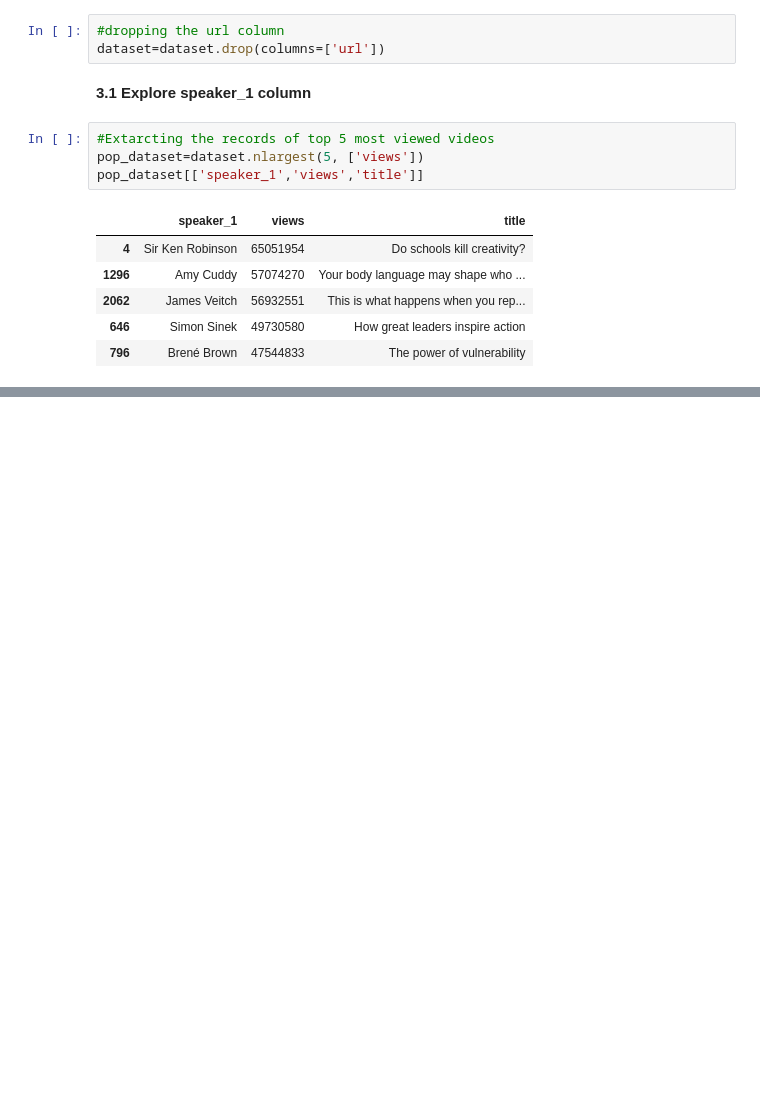
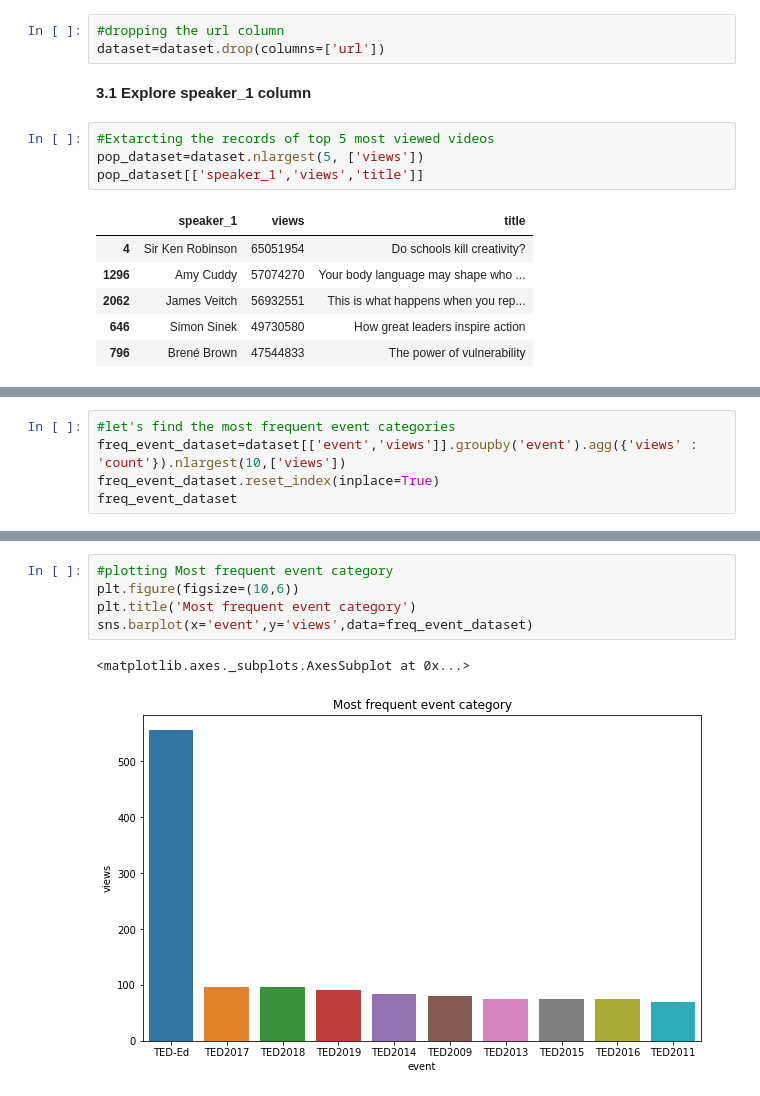
Before and after one commit to Pgupta1996/Ted_Talk_views_Prediction, a Jupyter notebook: Ted_Talk_views_Prediction.ipynb, the cells around one changed output, grey strips where cells are left out. Cells and saved outputs as stored; diff of their text form; blank space fills up the shorter version.

```diff
--- a/Ted_Talk_views_Prediction.ipynb
+++ b/Ted_Talk_views_Prediction.ipynb
@@ -173,0 +210,5 @@ pop_dataset[['speaker_1','views','title']]
+# %%
+#let's find the most frequent event categories
+freq_event_dataset=dataset[['event','views']].groupby('event').agg({'views' : 'count'}).nlargest(10,['views'])
+freq_event_dataset.reset_index(inplace=True)
+freq_event_dataset
@@ -173,0 +227,8 @@ pop_dataset[['speaker_1','views','title']]
+# %%
+#plotting Most frequent event category
+plt.figure(figsize=(10,6))
+plt.title('Most frequent event category')
+sns.barplot(x='event',y='views',data=freq_event_dataset)
+# %% [output]
+<matplotlib.axes._subplots.AxesSubplot at 0x...>
+[figure, added]
```
Also changed, not shown: parts of 25 cells of this notebook.
